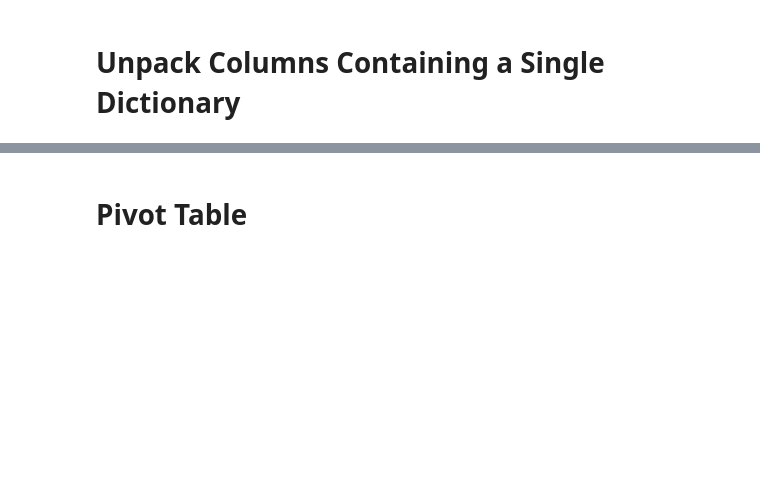
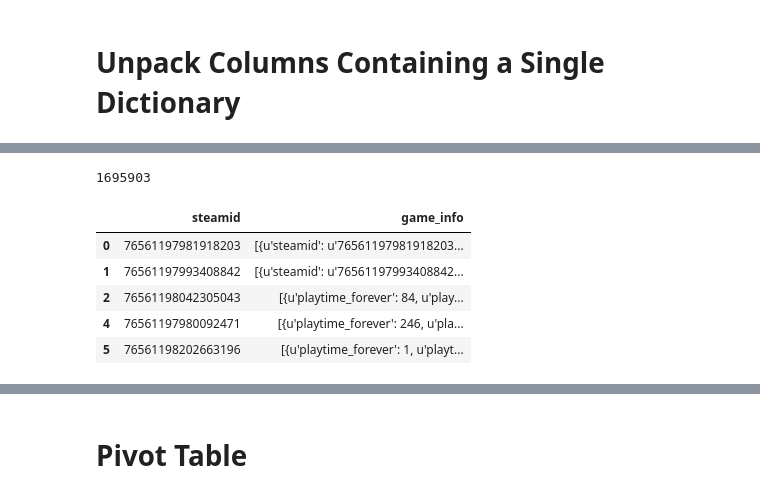
Before and after one commit to johnnysand7/steam-study, a Jupyter notebook: script/EDA/ReadFromMongoDB.ipynb, the cells around one changed output, grey strips where cells are left out. Saved outputs shown, nothing was run; the diff lists cells and outputs as text; code cells hidden in the pictures; blank space fills up the shorter version.

```diff
--- a/script/EDA/ReadFromMongoDB.ipynb
+++ b/script/EDA/ReadFromMongoDB.ipynb
@@ -145,0 +58,4 @@ pub_games[np.array(map(lambda x: len(x), pub_games["game_info"])) == 1]
+# %%
+df2 = df.copy()
+private_df = df2[df2["profile_summary"] == "private"]
+public_df = df2[df2["profile_summary"] != "private"]
@@ -145,0 +117,4 @@ pub_games[np.array(map(lambda x: len(x), pub_games["game_info"])) == 1]
+# %%
+int(np.mean(summed.values()))
+# %% [output]
+1695903
@@ -145,0 +169,12 @@ pub_games[np.array(map(lambda x: len(x), pub_games["game_info"])) == 1]
+# %%
+games = public_df.copy()
+games = games[["steamid", "game_info"]]
+#games = games.set_index("steamid")
+games.head()
+# %% [output]
+|  | steamid | game_info |
+| 0 | 76561197981918203 | [{u'steamid': u'76561197981918203... |
+| 1 | 76561197993408842 | [{u'steamid': u'76561197993408842... |
+| 2 | 76561198042305043 | [{u'playtime_forever': 84, u'play... |
+| 4 | 76561197980092471 | [{u'playtime_forever': 246, u'pla... |
+| 5 | 76561198202663196 | [{u'playtime_forever': 1, u'playt... |
```
Also changed, not shown: parts of 48 cells of this notebook.
